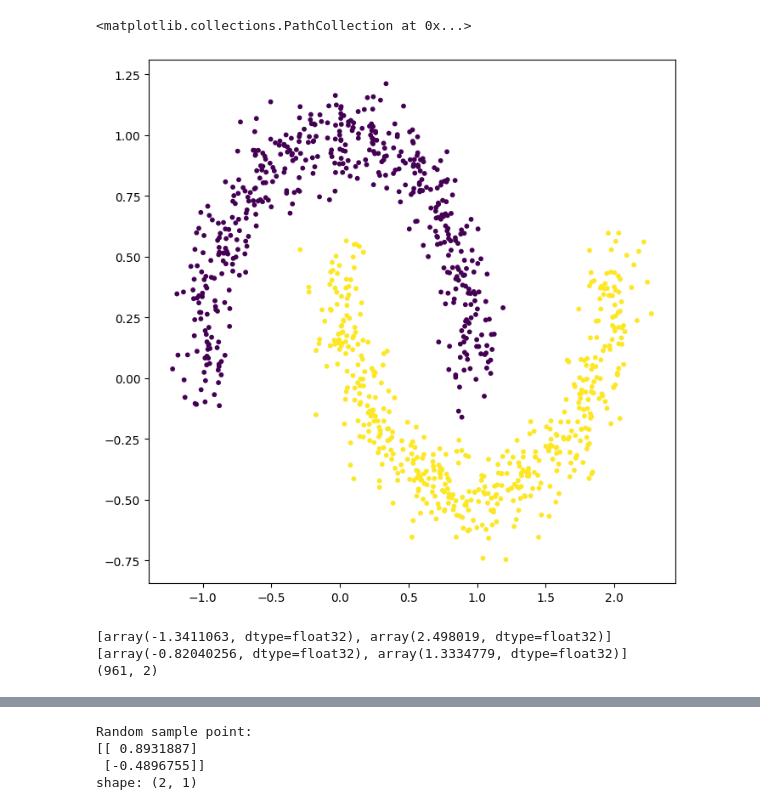
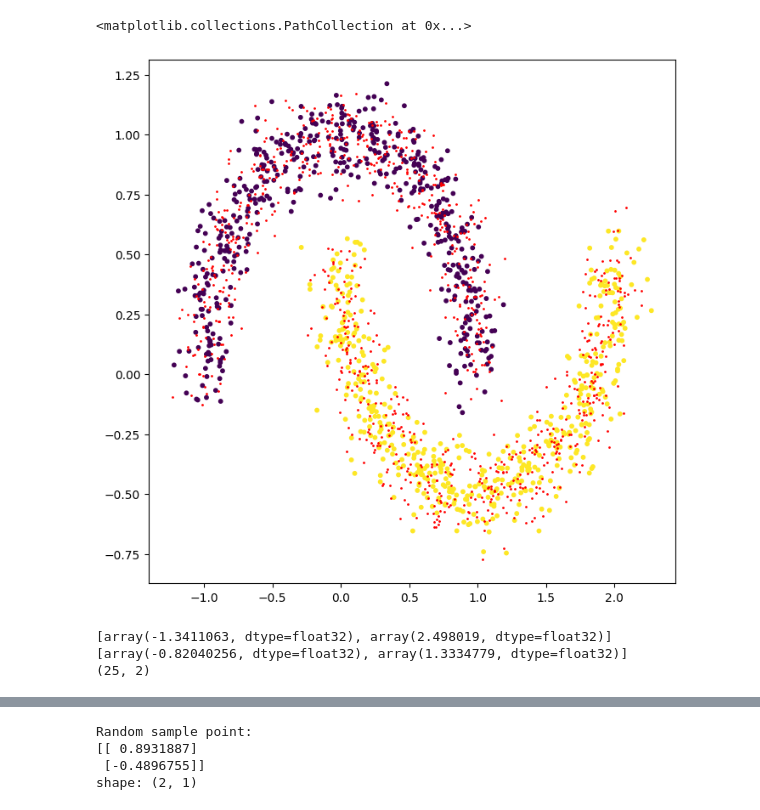
Before and after one commit to Johanmkr/WP1-Polyhedra, a Jupyter notebook: exam_experiment.ipynb, the cells around one changed output, grey strips where cells are left out. Drawn from its saved outputs; the diff is of its cells as text; code cells hidden in the pictures.

```diff
--- a/exam_experiment.ipynb
+++ b/exam_experiment.ipynb
@@ -31,15 +31,20 @@ test_seed = 78
 # %%
 # Data to generate regions
 X_train, y_train = make_moons(n_samples=1000, noise=0.1, random_state=training_seed)
 # Convert to torch tensors
 X_train, y_train = to_tensor(X_train), to_tensor(y_train)
 
+# Generate test data with random data
+X_test, y_test = make_moons(n_samples=1000, noise=0.1, random_state=test_seed)
+X_test, y_test = to_tensor(X_test), to_tensor(y_test)
+
 # Visualize data
 fig, ax = plt.subplots(figsize=(8, 8))
 ax.scatter(X_train[:,0], X_train[:,1], c=y_train, s=10)
+ax.scatter(X_test[:,0], X_test[:,1], c="r", s=1)
 # %% [output]
 <matplotlib.collections.PathCollection at 0x...>
-[figure, old version]
+[figure, new version]
 # %%
 # Data points from which to sample the regions
 bound_scale_factor = 1.1
@@ -47,7 +52,7 @@ boundsx1 = [to_np(X_train[:,0].min()*bound_scale_factor), to_np(X_train[:,0].max
 boundsx2 = [to_np(X_train[:,1].min()*bound_scale_factor), to_np(X_train[:,1].max()*bound_scale_factor)]
 print(boundsx1, boundsx2)
 
-n = int(np.sqrt(1000))
+n = 5
 x_1 = np.linspace(boundsx1[0], boundsx1[1], n, dtype="float32")
 x_2 = np.linspace(boundsx2[0], boundsx2[1], n, dtype="float32")
 x_1, x_2 = np.meshgrid(x_1, x_2)
@@ -57,7 +62,7 @@ x_sample = np.concatenate((x_1,x_2), axis = 1)
 print(x_sample.shape)
 # %% [output]
 [array(-1.3411063, dtype=float32), array(2.498019, dtype=float32)] [array(-0.82040256, dtype=float32), array(1.3334779, dtype=float32)]
-(961, 2)
+(25, 2)
 # %%
 fig, ax = plt.subplots(figsize=(8, 8))
 ax.scatter(X_train[:,0], X_train[:,1], c=y_train, s=10)
```
Also changed, not shown: parts of 15 cells of this notebook, 5 other files.
